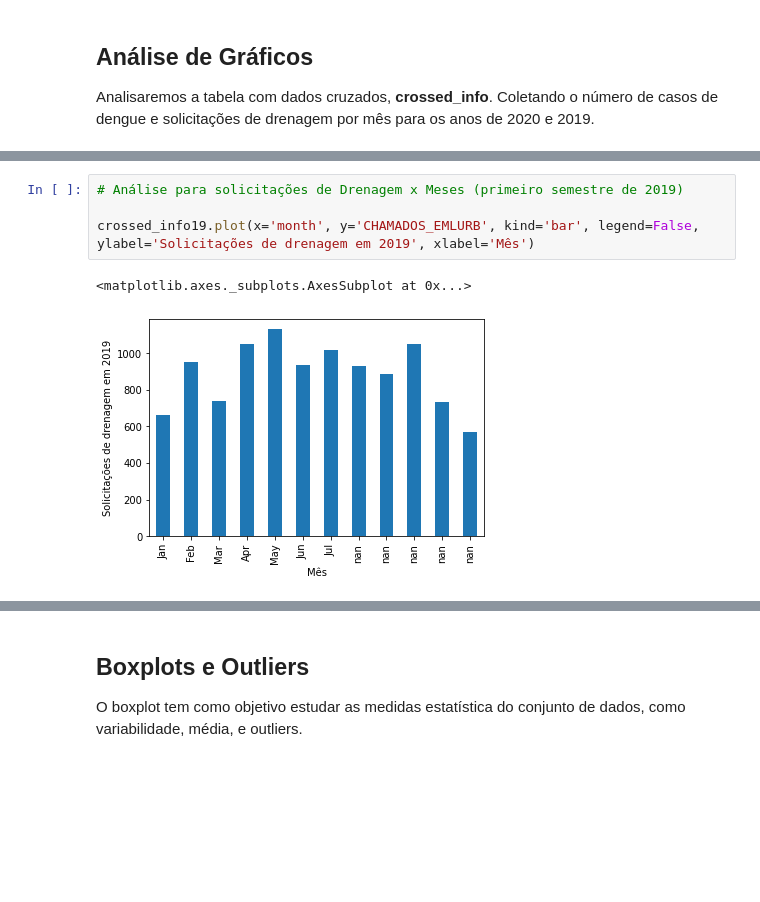
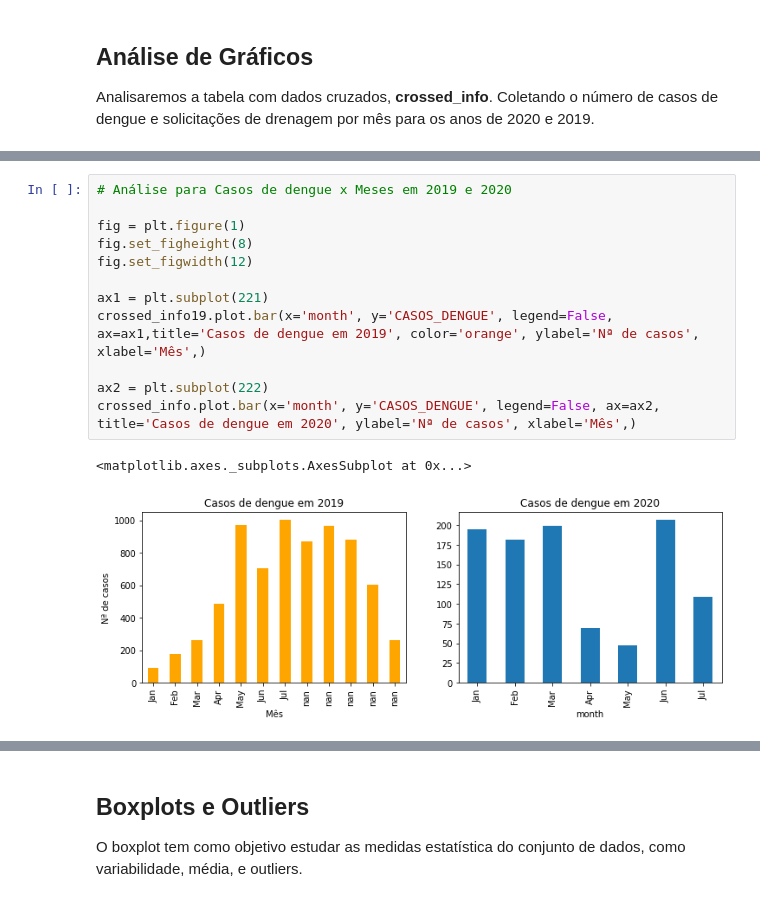
Before and after one commit to HiagoAD/GDI2, a Jupyter notebook: Project_1.ipynb, the cells around one changed output, grey strips where cells are left out. Drawn from its saved outputs; the diff is of its cells as text; blank space fills up the shorter version.

```diff
--- a/Project_1.ipynb
+++ b/Project_1.ipynb
@@ -248,7 +262,15 @@ crossed_info19.plot(x='month', y='CASOS_DENGUE', kind='bar', legend=False, ylabe
-# %%
-# Análise para solicitações de Drenagem x Meses (primeiro semestre de 2019)
-
-crossed_info19.plot(x='month', y='CHAMADOS_EMLURB', kind='bar', legend=False, ylabel='Solicitações de drenagem em 2019', xlabel='Mês')
-# %% [output]
-<matplotlib.axes._subplots.AxesSubplot at 0x...>
-[figure, removed]
+# %%
+# Análise para Casos de dengue x Meses em 2019 e 2020
+
+fig = plt.figure(1)
+fig.set_figheight(8)
+fig.set_figwidth(12)
+
+ax1 = plt.subplot(221)
+crossed_info19.plot.bar(x='month', y='CASOS_DENGUE', legend=False, ax=ax1,title='Casos de dengue em 2019', color='orange', ylabel='Nª de casos', xlabel='Mês',)
+
+ax2 = plt.subplot(222)
+crossed_info.plot.bar(x='month', y='CASOS_DENGUE', legend=False, ax=ax2,  title='Casos de dengue em 2020', ylabel='Nª de casos', xlabel='Mês',)
+# %% [output]
+<matplotlib.axes._subplots.AxesSubplot at 0x...>
+[figure, added]
```
Also changed, not shown: parts of 11 cells of this notebook.
